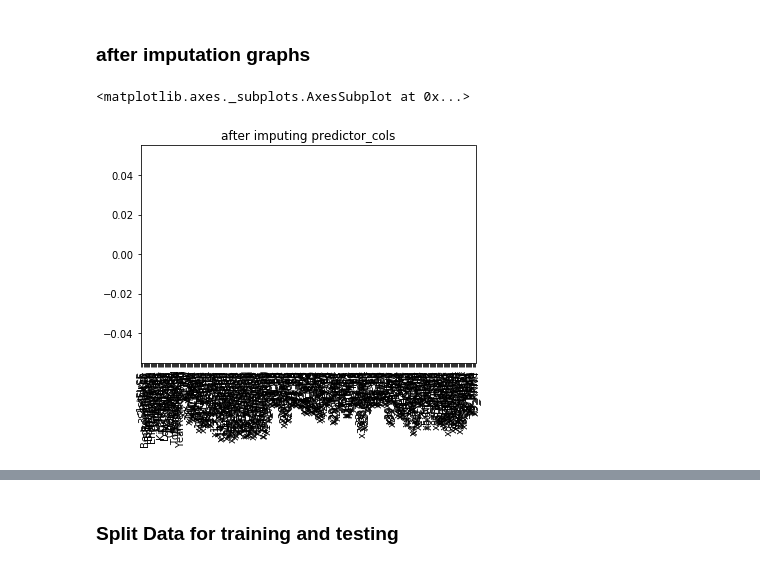
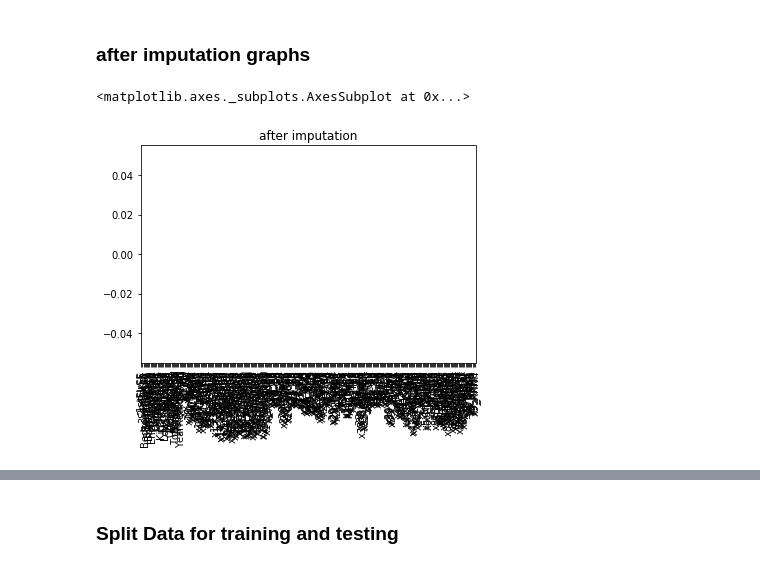
Before and after one commit to navidRashik/House-Prices-Advanced-Regression-Techniques, a Jupyter notebook: house_price.ipynb, the cells around one changed output, grey strips where cells are left out. Saved outputs shown, nothing was run; the diff lists cells and outputs as text; code cells hidden in the pictures.

```diff
--- a/house_price.ipynb
+++ b/house_price.ipynb
@@ -201,7 +196,7 @@ predictor_cols_test = all_data[lenth_predictor_cols:]
 # %% [markdown]
 ### after imputation graphs
 # %%
-pd.DataFrame(predictor_cols).isnull().sum().plot.bar(title = "after imputing predictor_cols")
+pd.DataFrame(all_data).isnull().sum().plot.bar(title = "after imputation")
 # %% [output]
 <matplotlib.axes._subplots.AxesSubplot at 0x...>
-[figure, old version]
+[figure, new version]
```
Also changed, not shown: parts of 18 cells of this notebook.
